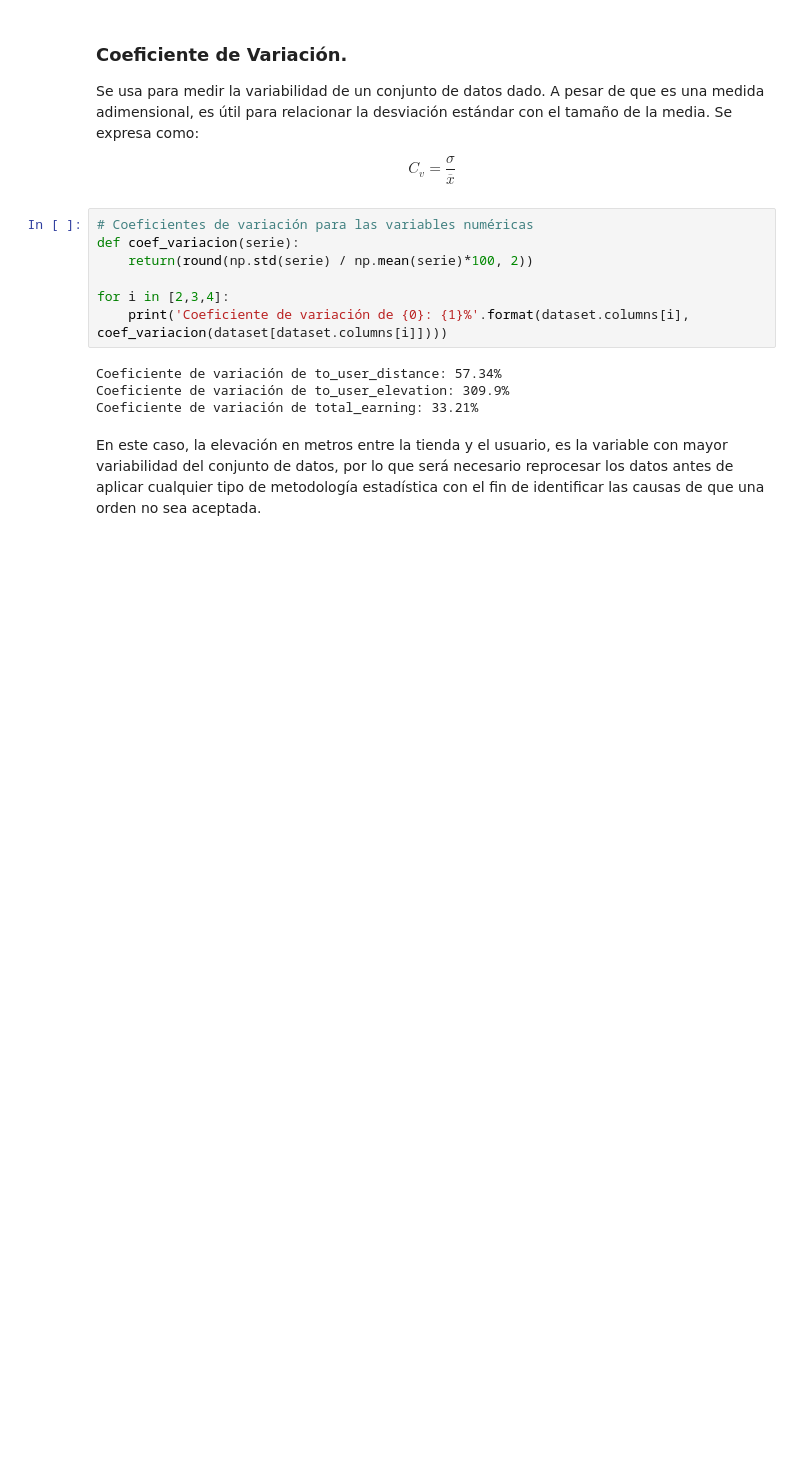
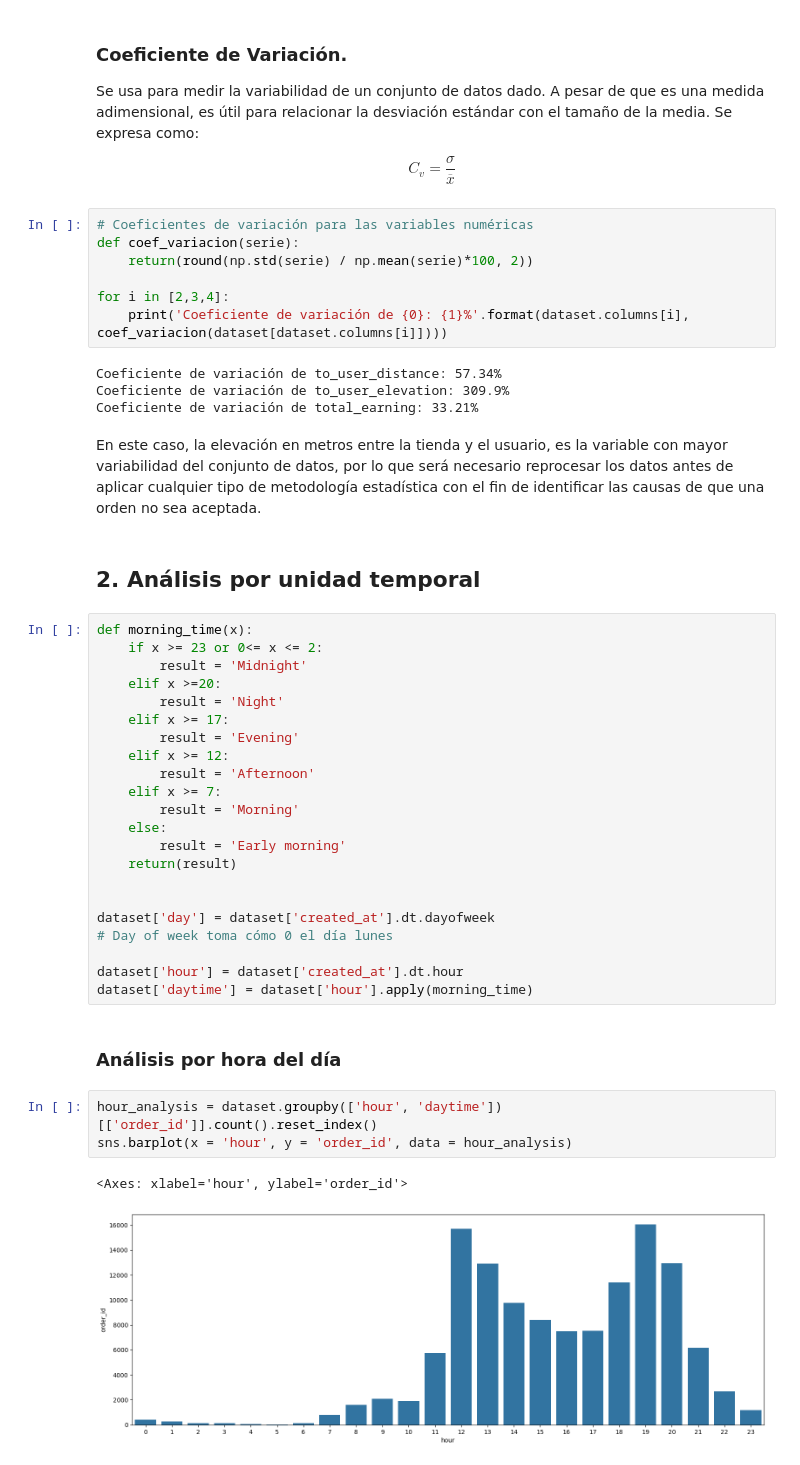
Before and after one commit to jdcarranzas/Prueba-Rappi, a Jupyter notebook: script.ipynb, the cells around one changed output. Cells and saved outputs as stored; diff of their text form; blank space fills up the shorter version.

Commit message:
incluido el análisis por hora del día

```diff
--- a/script.ipynb
+++ b/script.ipynb
@@ -94,3 +123,35 @@ Coeficiente de variación de to_user_elevation: 309.9%
 Coeficiente de variación de total_earning: 33.21%
 # %% [markdown]
 En este caso, la elevación en metros entre la tienda y el usuario, es la variable con mayor variabilidad del conjunto de datos, por lo que será necesario reprocesar los datos antes de aplicar cualquier tipo de metodología estadística con el fin de identificar las causas de que una orden no sea aceptada.
+# %% [markdown]
+## 2. Análisis por unidad temporal
+# %%
+def morning_time(x):
+    if x >= 23 or 0<= x <= 2:
+        result = 'Midnight'
+    elif x >=20:
+        result = 'Night'
+    elif x >= 17:
+        result = 'Evening'
+    elif x >= 12:
+        result = 'Afternoon'
+    elif x >= 7:
+        result = 'Morning'
+    else:
+        result = 'Early morning'
+    return(result)
+
+
+dataset['day'] = dataset['created_at'].dt.dayofweek
+# Day of week toma cómo 0 el día lunes
+
+dataset['hour'] = dataset['created_at'].dt.hour
+dataset['daytime'] = dataset['hour'].apply(morning_time)
+# %% [markdown]
+### Análisis por hora del día
+# %%
+hour_analysis = dataset.groupby(['hour', 'daytime'])[['order_id']].count().reset_index()
+sns.barplot(x = 'hour', y = 'order_id', data = hour_analysis)
+# %% [output]
+<Axes: xlabel='hour', ylabel='order_id'>
+[figure, added]
```
Also changed, not shown: parts of 8 cells of this notebook.
